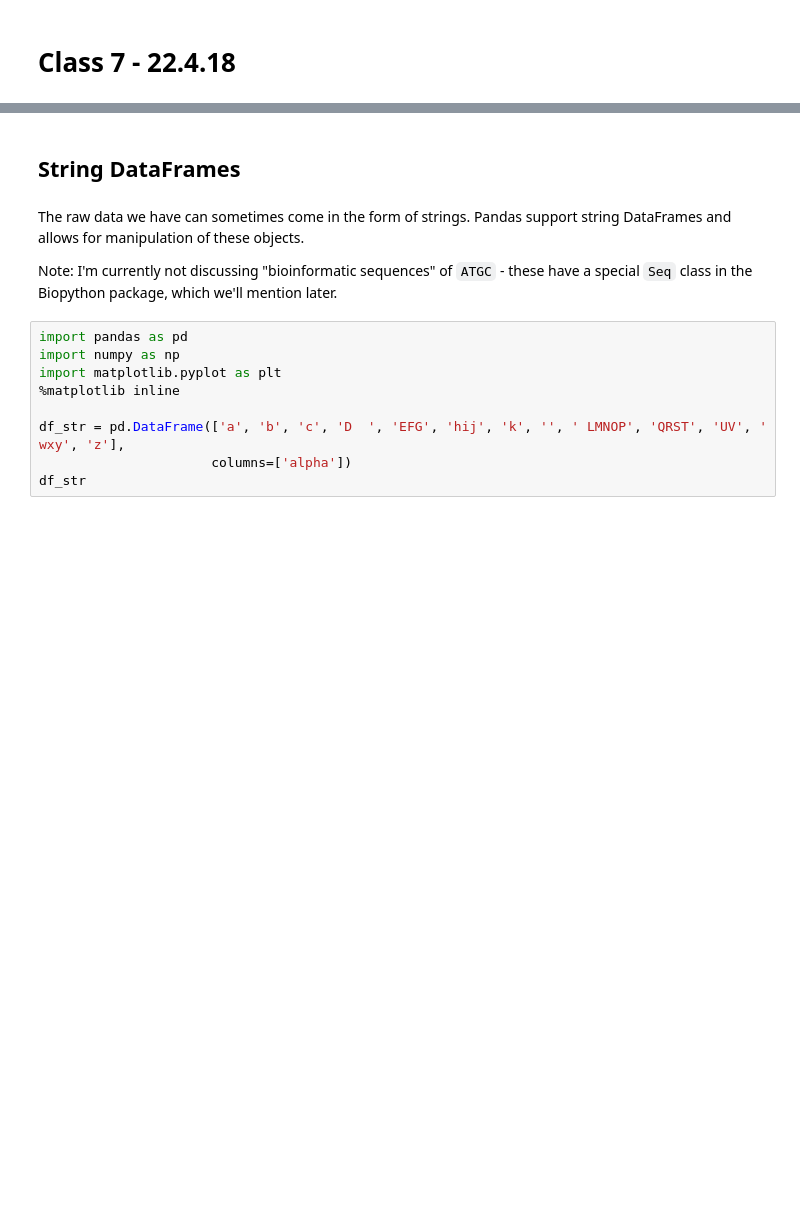
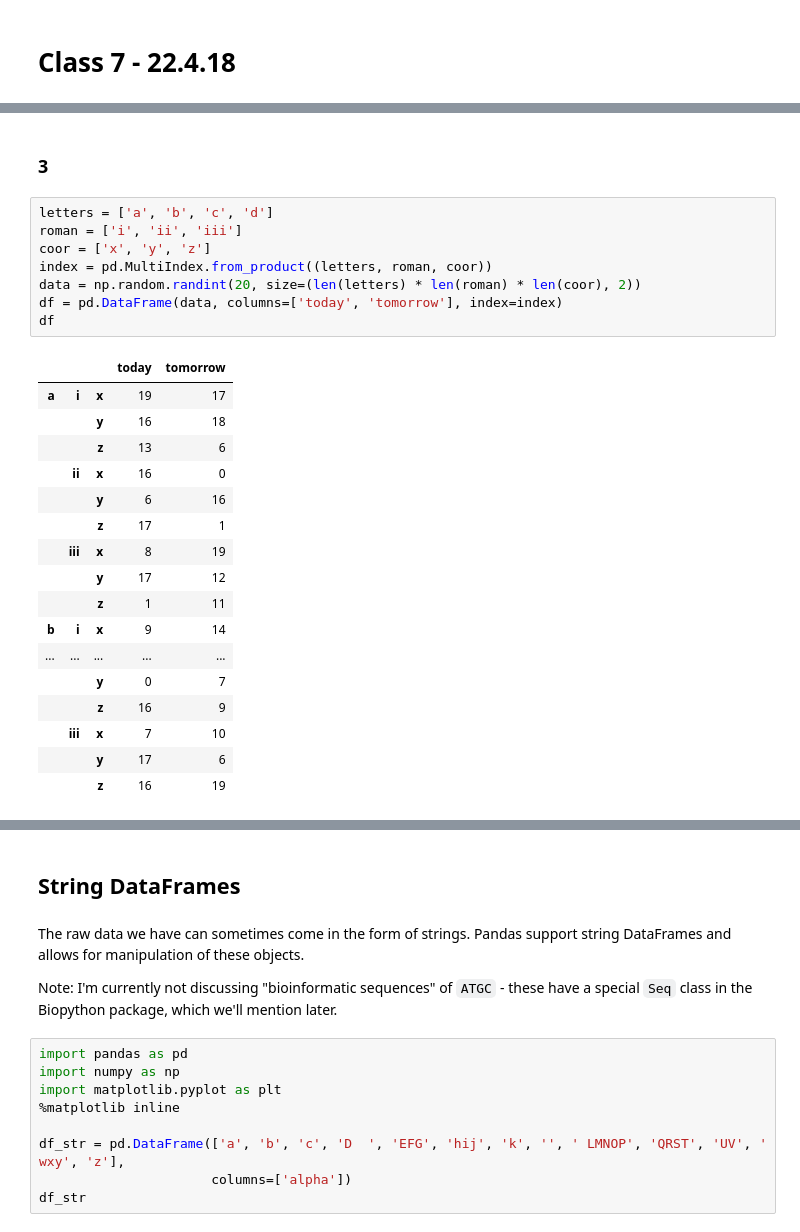
Before and after one commit to sagol-python-for-neuroscientists/textbook-public, a Jupyter notebook: classes/class7.ipynb, the cells around one changed output, grey strips where cells are left out. Cells and saved outputs as stored; diff of their text form; blank space fills up the shorter version.

```diff
--- a/classes/class7.ipynb
+++ b/classes/class7.ipynb
@@ -4,0 +1067,28 @@
+# %% [markdown]
+### 3
+# %%
+letters = ['a', 'b', 'c', 'd']
+roman = ['i', 'ii', 'iii']
+coor = ['x', 'y', 'z']
+index = pd.MultiIndex.from_product((letters, roman, coor))
+data = np.random.randint(20, size=(len(letters) * len(roman) * len(coor), 2))
+df = pd.DataFrame(data, columns=['today', 'tomorrow'], index=index)
+df
+# %% [output]
+|  |  |  | today | tomorrow |
+| a | i | x | 19 | 17 |
+|  |  | y | 16 | 18 |
+|  |  | z | 13 | 6 |
+|  | ii | x | 16 | 0 |
+|  |  | y | 6 | 16 |
+|  |  | z | 17 | 1 |
+|  | iii | x | 8 | 19 |
+|  |  | y | 17 | 12 |
+|  |  | z | 1 | 11 |
+| b | i | x | 9 | 14 |
+| ... | ... | ... | ... | ... |
+|  |  | y | 0 | 7 |
+|  |  | z | 16 | 9 |
+|  | iii | x | 7 | 10 |
+|  |  | y | 17 | 6 |
+|  |  | z | 16 | 19 |
```
Also changed, not shown: parts of 157 cells of this notebook, 2 other files.
